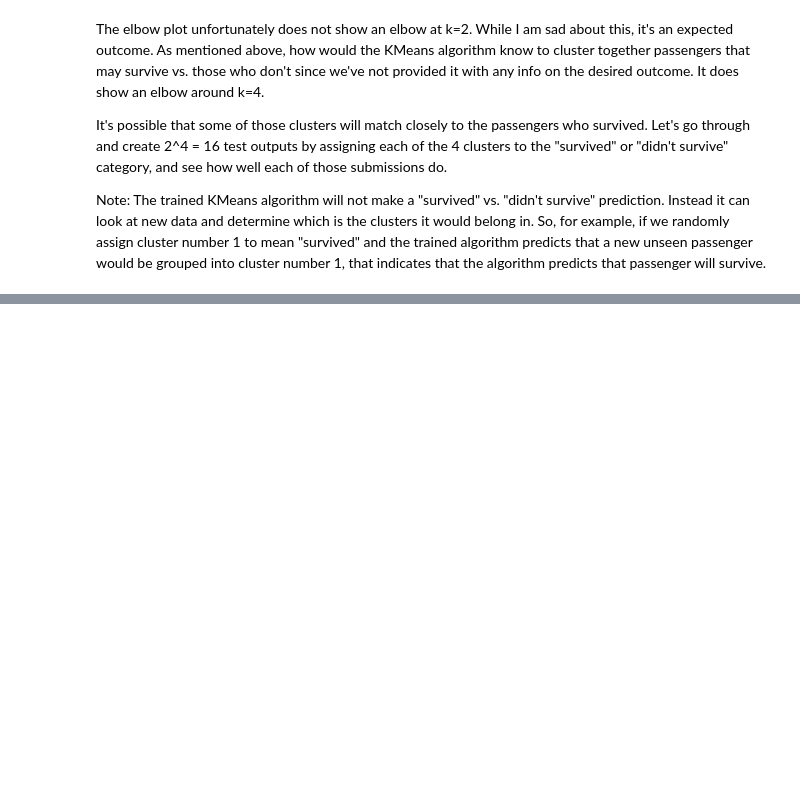
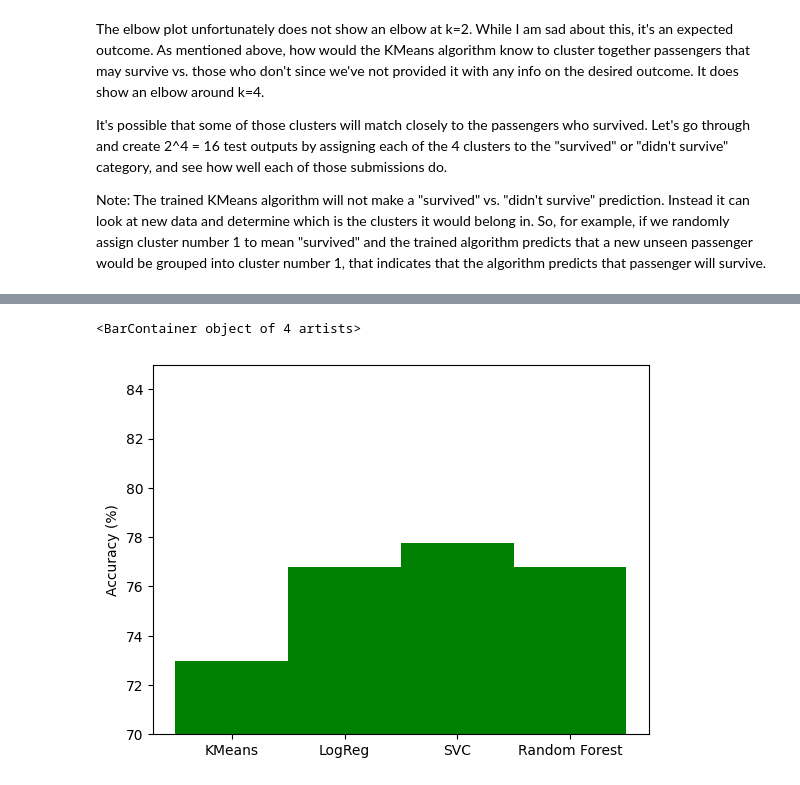
Before and after one commit to rakin23/unsupervised-week5, a Jupyter notebook: my_final.ipynb, the cells around one changed output, grey strips where cells are left out. Saved outputs shown, nothing was run; the diff lists cells and outputs as text; code cells hidden in the pictures; blank space fills up the shorter version.

```diff
--- a/my_final.ipynb
+++ b/my_final.ipynb
@@ -377,0 +384,2 @@ This achieved a 67.46% accuracy score.
+# %%
+all_accuracy_scores = {'KMeans' : 72.97}
@@ -377,0 +428,2 @@ This achieved a 67.46% accuracy score.
+# %%
+all_accuracy_scores['LogReg'] = 76.79
@@ -377,0 +463,2 @@ This achieved a 67.46% accuracy score.
+# %%
+all_accuracy_scores['SVC'] = 77.75
@@ -377,0 +496,2 @@ This achieved a 67.46% accuracy score.
+# %%
+all_accuracy_scores['Random Forest'] = 76.79
@@ -377,0 +505,7 @@ This achieved a 67.46% accuracy score.
+# %%
+plt.ylim(ymin=70, ymax=85)
+plt.ylabel('Accuracy (%)')
+plt.bar(all_accuracy_scores.keys(), all_accuracy_scores.values(), 1, color='g')
+# %% [output]
+<BarContainer object of 4 artists>
+[figure, added]
```
Also changed, not shown: parts of 26 cells of this notebook.
